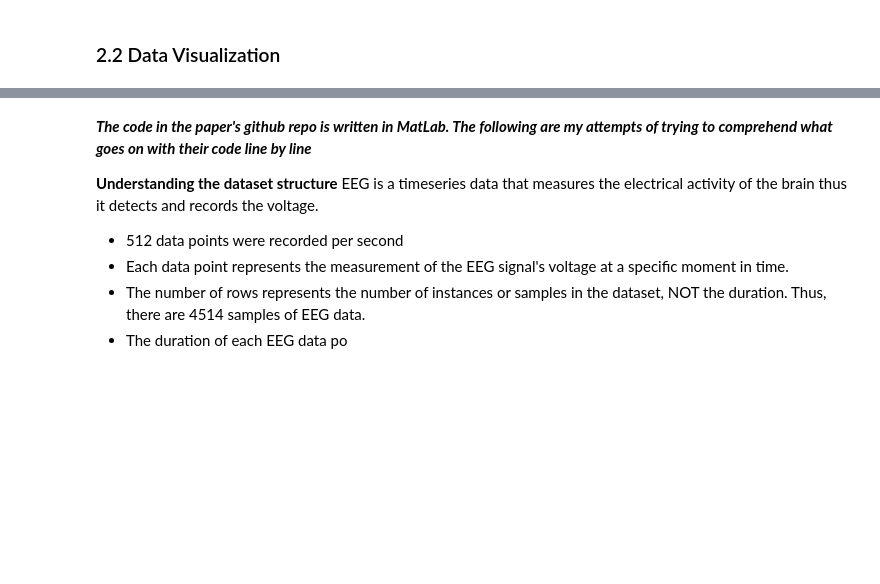
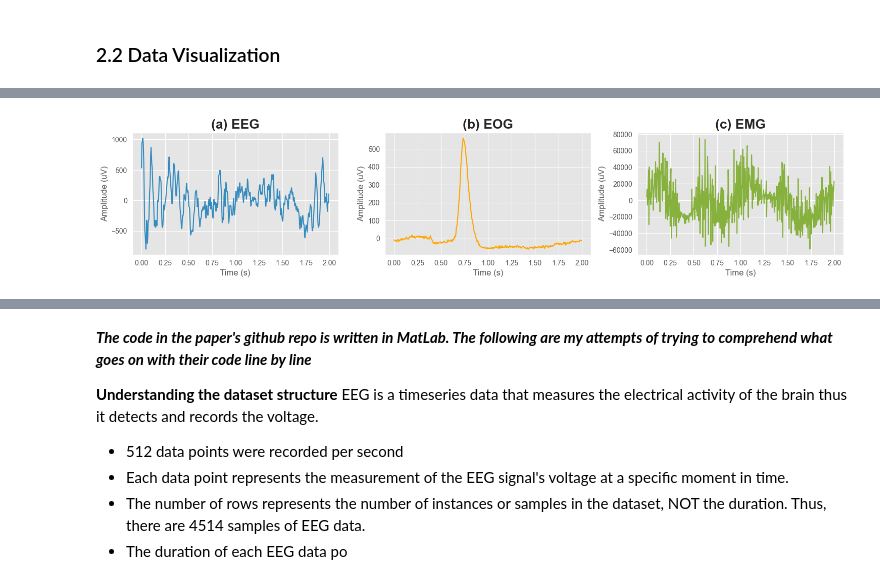
Before and after one commit to zelan-eroz/ee, a Jupyter notebook: ee.ipynb, the cells around one changed output, grey strips where cells are left out. Saved outputs shown, nothing was run; the diff lists cells and outputs as text; code cells hidden in the pictures; blank space fills up the shorter version.

```diff
--- a/ee.ipynb
+++ b/ee.ipynb
@@ -201,0 +202,36 @@ plt.show()
+# %%
+from numpy import random
+
+sampling_rate = 256  # Hz
+duration = 2  # seconds
+time = np.arange(0, duration, 1/sampling_rate)
+
+plt.figure(figsize=(15, 6))
+row=0
+plt.style.use('ggplot')
+# Plot clean EEG
+plt.subplot(2, 3, 1)
+plt.plot(time, eeg[random.randint(len(eeg))],color='#358ABE')  # Replace '0' with the desired segment or row from the clean EEG data
+plt.xlabel('Time (s)')
+plt.ylabel('Amplitude (uV)')
+plt.title('(a) EEG', fontsize=19, weight='bold')
+
+# Plot EOG
+plt.subplot(2, 3, 2)
+plt.plot(time, eog[random.randint(len(eog))],color='orange')  # Replace '0' with the desired segment or row from the EOG data
+plt.xlabel('Time (s)')
+plt.ylabel('Amplitude (uV)')
+plt.title('(b) EOG', fontsize=19, weight='bold')
+
+# Plot EOG
+plt.subplot(2, 3, 3)
+plt.plot(time, emg[random.randint(len(emg))],color='#86B13C')  # Replace '0' with the desired segment or row from the EOG data
+plt.xlabel('Time (s)')
+plt.ylabel('Amplitude (uV)')
+plt.title('(c) EMG', fontsize=19, weight='bold')
+
+
+plt.tight_layout()
+plt.show()
+# %% [output]
+[figure, added]
```
Also changed, not shown: parts of 8 cells of this notebook, 2 other files.
